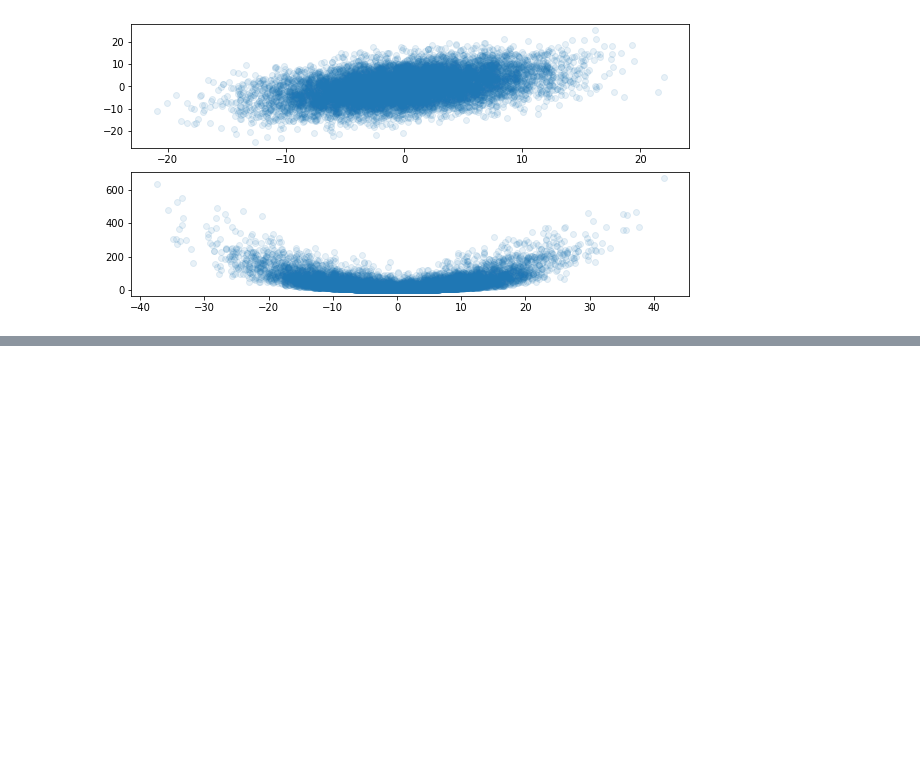
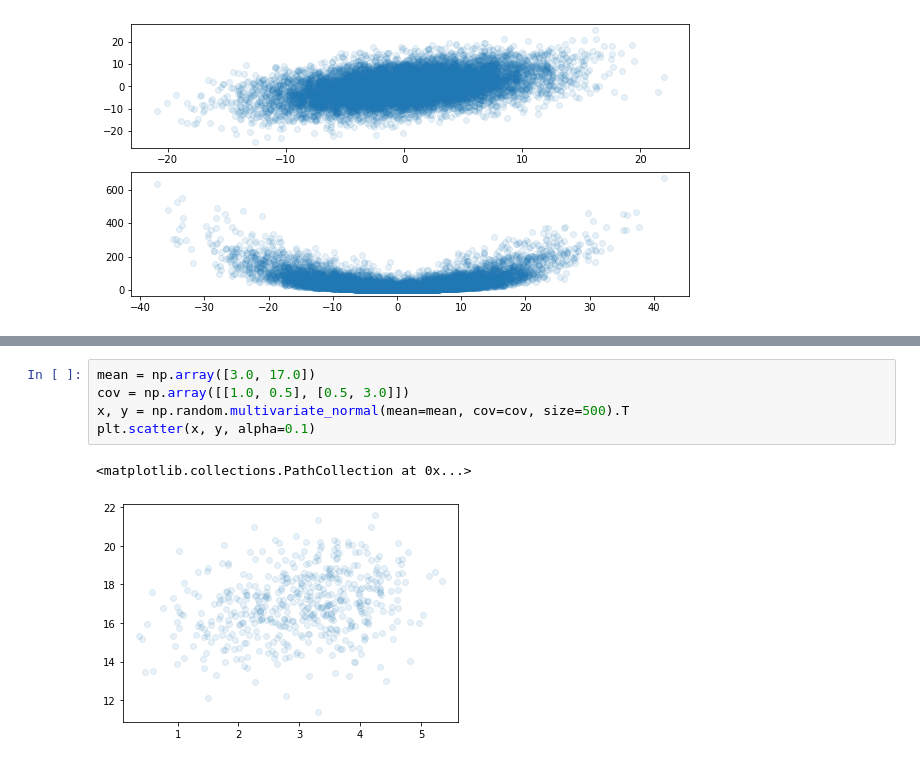
Before and after one commit to danhojin/ml-notes, a Jupyter notebook: hellos/filterpy2.ipynb, the cells around one changed output, grey strips where cells are left out. Saved outputs shown, nothing was run; the diff lists cells and outputs as text; blank space fills up the shorter version.

```diff
--- a/hellos/filterpy2.ipynb
+++ b/hellos/filterpy2.ipynb
@@ -190,0 +210,8 @@ axs[1].scatter(fxs, fys, alpha=0.1)
+# %%
+mean = np.array([3.0, 17.0])
+cov = np.array([[1.0, 0.5], [0.5, 3.0]])
+x, y = np.random.multivariate_normal(mean=mean, cov=cov, size=500).T
+plt.scatter(x, y, alpha=0.1)
+# %% [output]
+<matplotlib.collections.PathCollection at 0x...>
+[figure, added]
```
Also changed, not shown: parts of 3 cells of this notebook.
